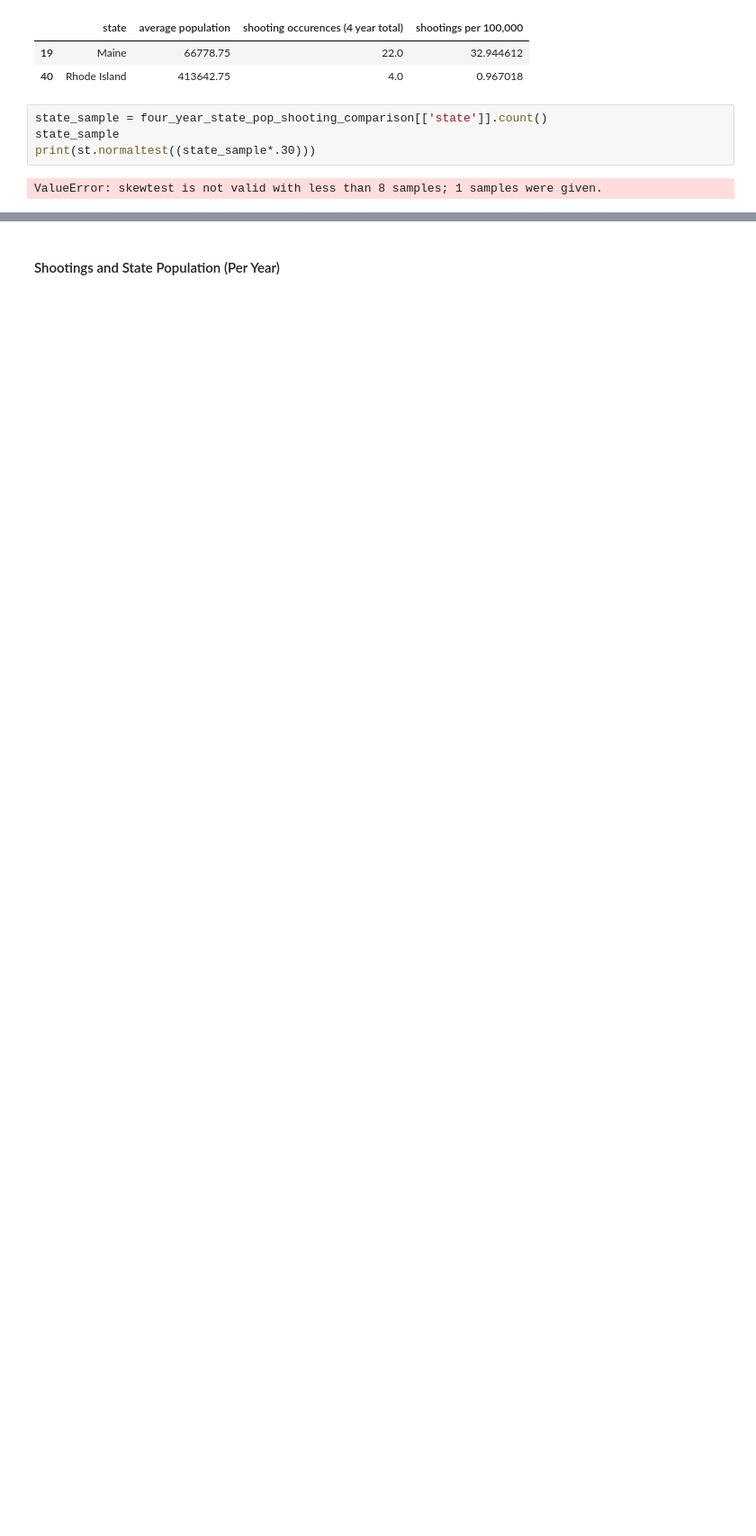
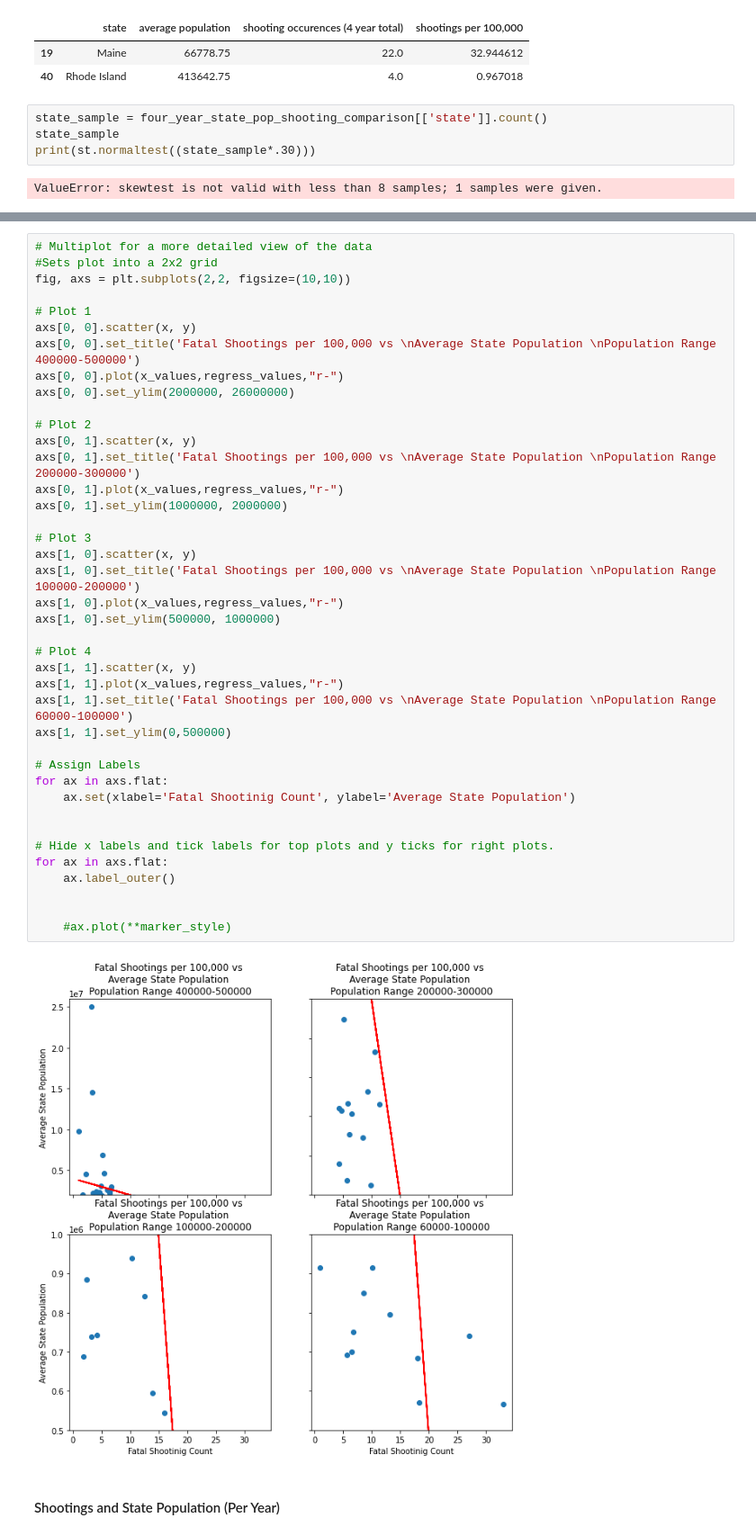
Before and after one commit to szerpa17/fatal-police-shootings, a Jupyter notebook: Analysis_SZ.ipynb, the cells around one changed output, grey strips where cells are left out. Shown at 90% size. Cells and saved outputs as stored; diff of their text form; blank space fills up the shorter version.

```diff
--- a/Analysis_SZ.ipynb
+++ b/Analysis_SZ.ipynb
@@ -204,3 +238,45 @@ plt.show()
+# %%
+# Multiplot for a more detailed view of the data
+#Sets plot into a 2x2 grid
+fig, axs = plt.subplots(2,2, figsize=(10,10))
+
+# Plot 1
+axs[0, 0].scatter(x, y)
+axs[0, 0].set_title('Fatal Shootings per 100,000 vs \nAverage State Population \nPopulation Range 400000-500000')
+axs[0, 0].plot(x_values,regress_values,"r-")
+axs[0, 0].set_ylim(2000000, 26000000)
+
+# Plot 2
+axs[0, 1].scatter(x, y)
+axs[0, 1].set_title('Fatal Shootings per 100,000 vs \nAverage State Population \nPopulation Range 200000-300000')
+axs[0, 1].plot(x_values,regress_values,"r-")
+axs[0, 1].set_ylim(1000000, 2000000)
+
+# Plot 3
+axs[1, 0].scatter(x, y)
+axs[1, 0].set_title('Fatal Shootings per 100,000 vs \nAverage State Population \nPopulation Range 100000-200000')
+axs[1, 0].plot(x_values,regress_values,"r-")
+axs[1, 0].set_ylim(500000, 1000000)
+
+# Plot 4
+axs[1, 1].scatter(x, y)
+axs[1, 1].plot(x_values,regress_values,"r-")
+axs[1, 1].set_title('Fatal Shootings per 100,000 vs \nAverage State Population \nPopulation Range 60000-100000')
+axs[1, 1].set_ylim(0,500000)
+
+# Assign Labels
+for ax in axs.flat:
+    ax.set(xlabel='Fatal Shootinig Count', ylabel='Average State Population')
+
+
+# Hide x labels and tick labels for top plots and y ticks for right plots.
+for ax in axs.flat:
+    ax.label_outer()
+
+
+    #ax.plot(**marker_style)
+# %% [output]
+[figure, added]
 # %% [markdown]
 #### Shootings and State Population (Per Year)
 # %%
```
Also changed, not shown: parts of 27 cells of this notebook, 1 other file.
